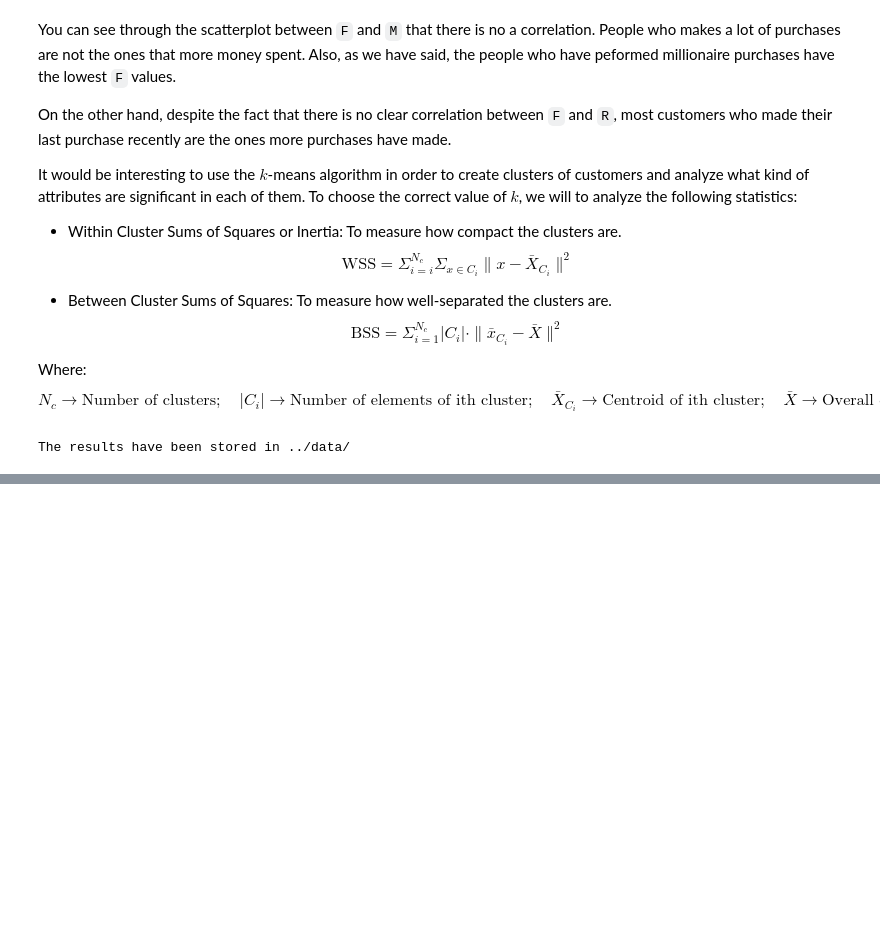
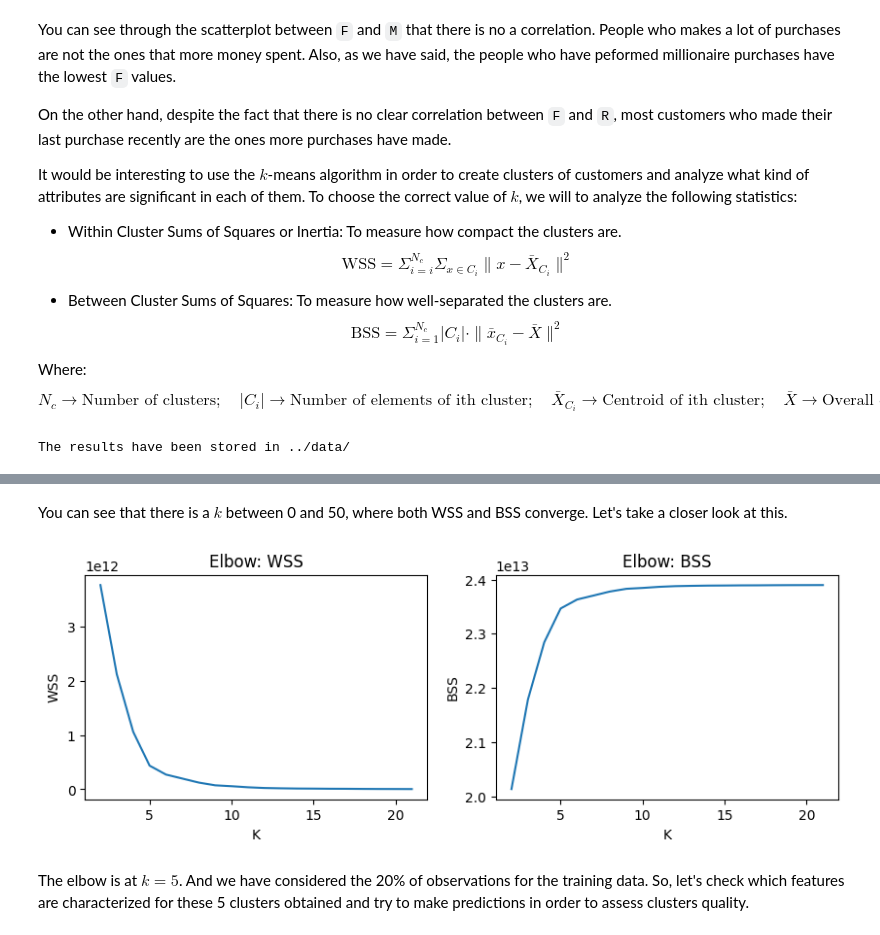
Before and after one commit to CarlosFOL/Recommender_System, a Jupyter notebook: notebooks/expl_analysis.ipynb, the cells around one changed output, grey strips where cells are left out. Drawn from its saved outputs; the diff is of its cells as text; code cells hidden in the pictures; blank space fills up the shorter version.

```diff
--- a/notebooks/expl_analysis.ipynb
+++ b/notebooks/expl_analysis.ipynb
@@ -272,0 +302,8 @@ ERROR:root:No traceback has been produced, nothing to debug.
+# %% [markdown]
+You can see that there is a $k$ between 0 and 50, where both WSS and BSS converge. Let's take a closer look at this.
+# %%
+plot_kmeans_stats(df_kmeans.iloc[:20, :])
+# %% [output]
+[figure, added]
+# %% [markdown]
+The elbow is at $k = 5$. And we have considered the 20% of observations for the training data. So, let's check which features are characterized for these 5 clusters obtained and try to make predictions in order to assess clusters quality.
```
Also changed, not shown: parts of 5 cells of this notebook, 1 other file.
